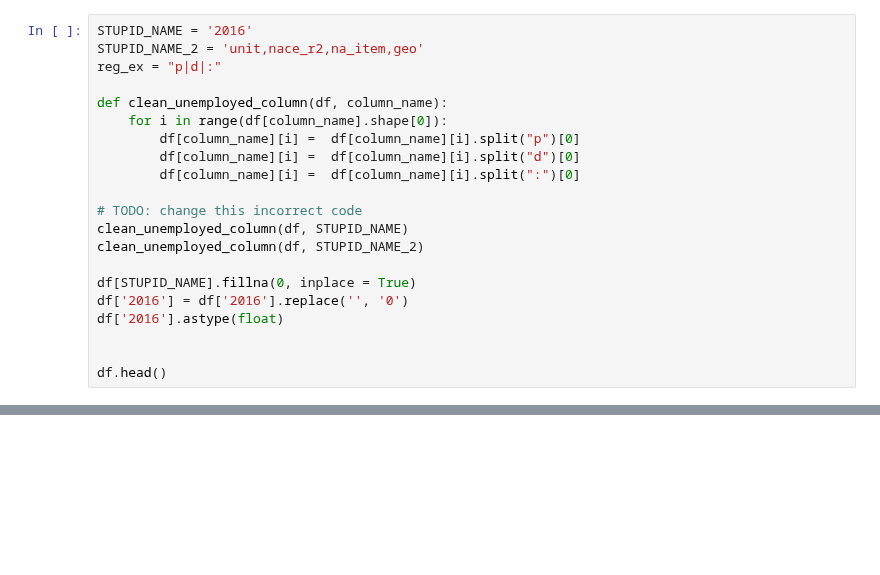
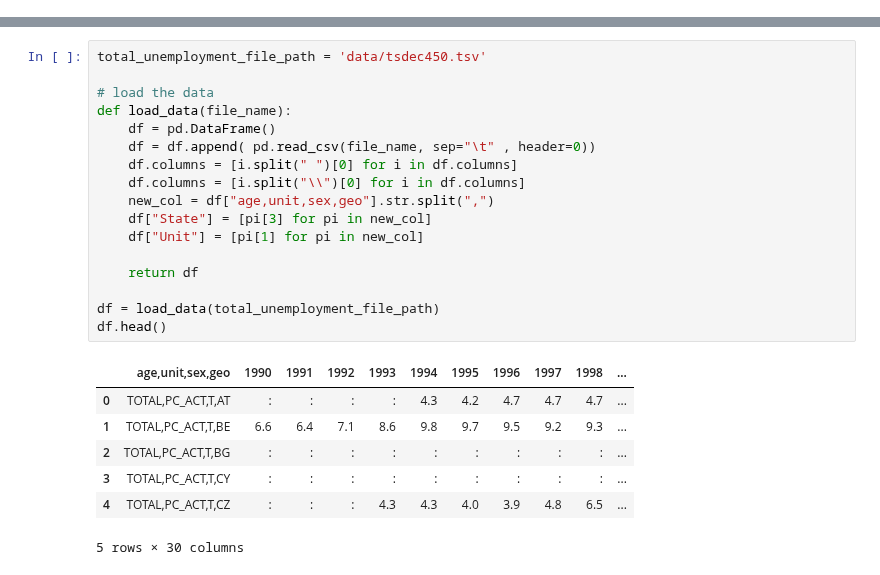
Before and after one commit to MsSquirrel/ADA---MAK, a Jupyter notebook: 03 - Interactive Viz/Homework_3.ipynb, the cells around one changed output, grey strips where cells are left out. Drawn from its saved outputs; the diff is of its cells as text; blank space fills up the shorter version.

Commit message:
clean repo and final notebook

```diff
--- a/03 - Interactive Viz/Homework_3.ipynb
+++ b/03 - Interactive Viz/Homework_3.ipynb
@@ -44,21 +0,0 @@ df.head()
-# %%
-STUPID_NAME = '2016'
-STUPID_NAME_2 = 'unit,nace_r2,na_item,geo'
-reg_ex = "p|d|:"
-
-def clean_unemployed_column(df, column_name):
-    for i in range(df[column_name].shape[0]):
-        df[column_name][i] =  df[column_name][i].split("p")[0]
-        df[column_name][i] =  df[column_name][i].split("d")[0]
-        df[column_name][i] =  df[column_name][i].split(":")[0]
-
-# TODO: change this incorrect code
-clean_unemployed_column(df, STUPID_NAME)
-clean_unemployed_column(df, STUPID_NAME_2)
-
-df[STUPID_NAME].fillna(0, inplace = True)
-df['2016'] = df['2016'].replace('', '0')
-df['2016'].astype(float)
-
-
-df.head()
@@ -117,0 +19,25 @@ eu_map
+# %%
+total_unemployment_file_path = 'data/tsdec450.tsv'
+
+# load the data
+def load_data(file_name):
+    df = pd.DataFrame()
+    df = df.append( pd.read_csv(file_name, sep="\t" , header=0))
+    df.columns = [i.split(" ")[0] for i in df.columns]
+    df.columns = [i.split("\\")[0] for i in df.columns]
+    new_col = df["age,unit,sex,geo"].str.split(",")
+    df["State"] = [pi[3] for pi in new_col]
+    df["Unit"] = [pi[1] for pi in new_col]
+
+    return df
+
+df = load_data(total_unemployment_file_path)
+df.head()
+# %% [output]
+|  | age,unit,sex,geo | 1990 | 1991 | 1992 | 1993 | 1994 | 1995 | 1996 | 1997 | 1998 | ... |
+| 0 | TOTAL,PC_ACT,T,AT | : | : | : | : | 4.3 | 4.2 | 4.7 | 4.7 | 4.7 | ... |
+| 1 | TOTAL,PC_ACT,T,BE | 6.6 | 6.4 | 7.1 | 8.6 | 9.8 | 9.7 | 9.5 | 9.2 | 9.3 | ... |
+| 2 | TOTAL,PC_ACT,T,BG | : | : | : | : | : | : | : | : | : | ... |
+| 3 | TOTAL,PC_ACT,T,CY | : | : | : | : | : | : | : | : | : | ... |
+| 4 | TOTAL,PC_ACT,T,CZ | : | : | : | 4.3 | 4.3 | 4.0 | 3.9 | 4.8 | 6.5 | ... |
+5 rows × 30 columns
```
Also changed, not shown: parts of 70 cells of this notebook, 27 other files.
